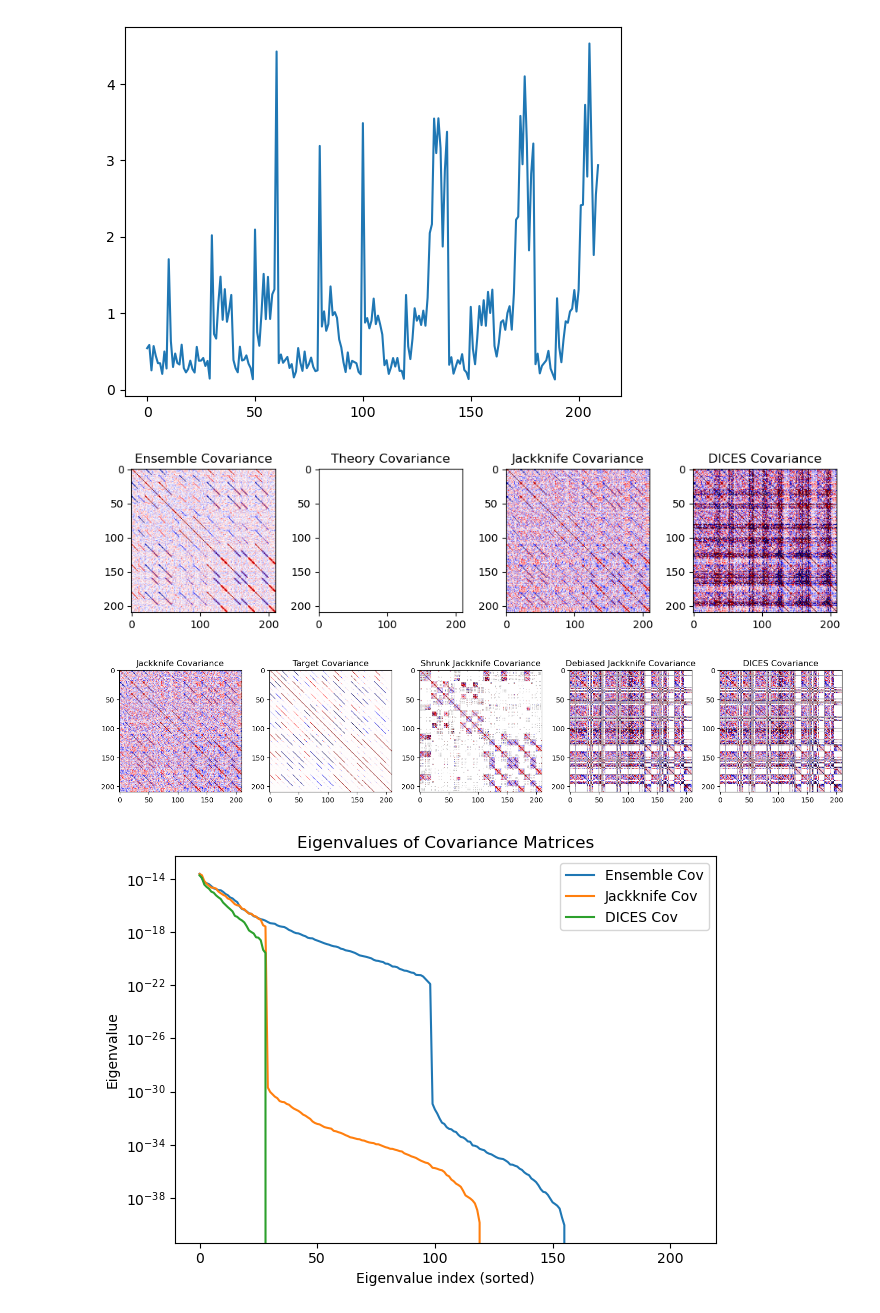
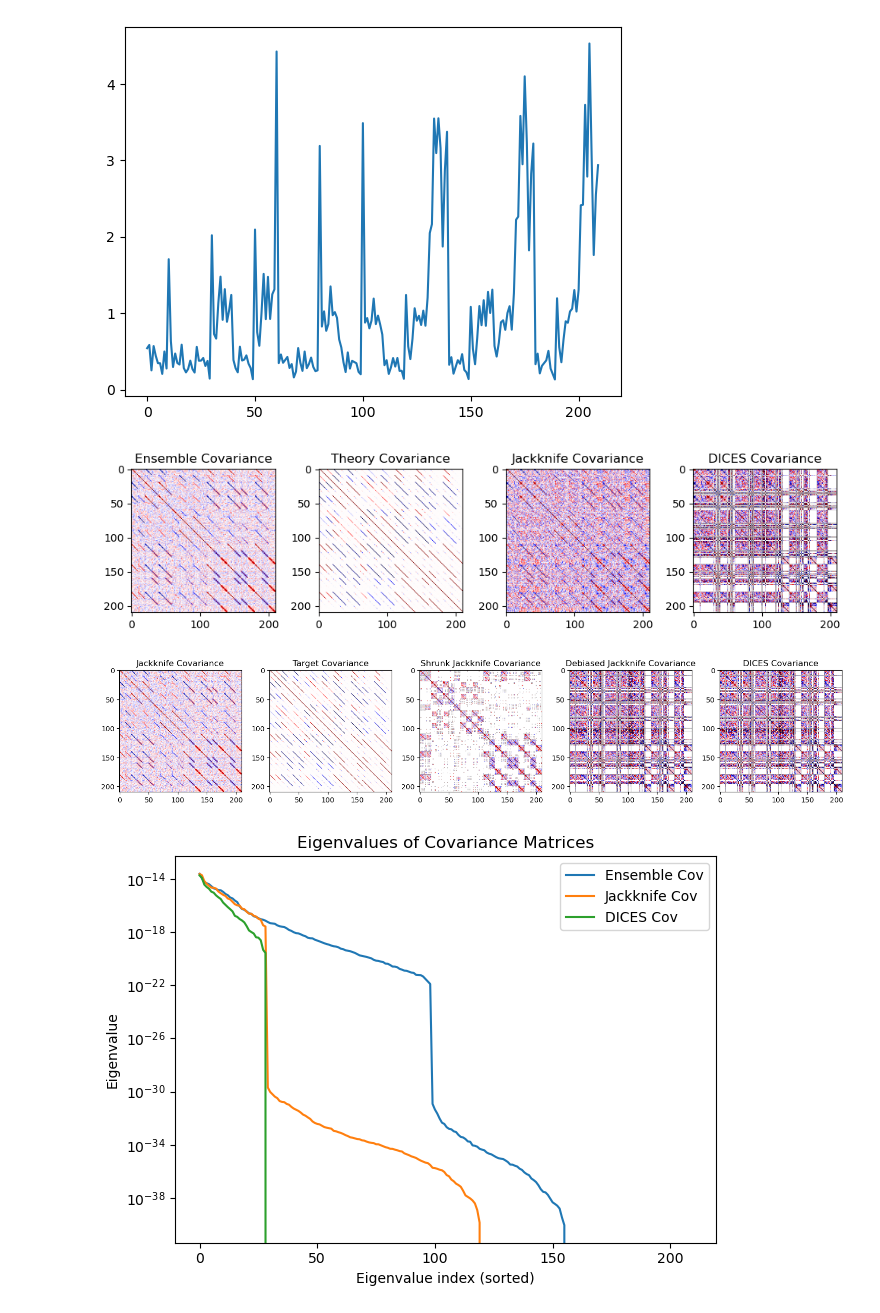
Before and after one commit to JaimeRZP/GLASS_challenge, a Jupyter notebook: cov_comparison.ipynb, the cells around one changed output. Cells and saved outputs as stored; diff of their text form; code cells hidden in the pictures.

```diff
--- a/cov_comparison.ipynb
+++ b/cov_comparison.ipynb
@@ -145,88 +150,52 @@ plt.plot(np.diag(flat_db_q)/np.diag(flat_cov_jk), '-')
 # %%
 fig, axes = plt.subplots(1, 4, figsize=(10, 15))
 
 # Flattened Ensemble Covariance
-flat_ens_cov = dices.flatten(ensemble_cov)
-flat_ens_corr = flat_ens_cov / np.sqrt(
-    np.diag(flat_ens_cov)[:, None] * np.diag(flat_ens_cov)[None, :]
-)
-im1 = axes[0].imshow(flat_ens_corr, cmap="seismic", vmin=-1, vmax=1)
+im1 = axes[0].imshow(flat_ensemble_corr, cmap="seismic", vmin=-1, vmax=1)
 axes[0].set_title("Ensemble Covariance")
 
 # Flattened theory covariance
-flat_theory_cov = np.zeros_like(flat_ens_cov) #dices.flatten(sb_cov)
-flat_theory_corr = flat_theory_cov / np.sqrt(
-    np.diag(flat_theory_cov)[:, None] * np.diag(flat_theory_cov)[None, :]
-)
-im2 = axes[1].imshow(flat_theory_corr, cmap="seismic", vmin=-1, vmax=1)
+im2 = axes[1].imshow(flat_target_corr, cmap="seismic", vmin=-1, vmax=1)
 axes[1].set_title("Theory Covariance")
 
 # Flattened Jackknife Covariance
-fla_cov_jk = dices.flatten(covjk)
-fla_corr_jk = fla_cov_jk / np.sqrt(
-    np.diag(fla_cov_jk)[:, None] * np.diag(fla_cov_jk)[None, :]
-)
-im3 = axes[2].imshow(fla_corr_jk, cmap="seismic", vmin=-1, vmax=1)
+im3 = axes[2].imshow(flat_jackknife_corr, cmap="seismic", vmin=-1, vmax=1)
 axes[2].set_title("Jackknife Covariance")
 
 # Flattened dices_cov
-flat_dices_cov = dices.flatten(dices_cov)
-flat_corr_dices = flat_dices_cov / np.sqrt(
-    np.abs(np.diag(flat_dices_cov)[:, None] * np.diag(flat_dices_cov)[None, :])
-)
-im3 = axes[3].imshow(flat_corr_dices, cmap="seismic", vmin=-1, vmax=1)
+im3 = axes[3].imshow(flat_dices_corr, cmap="seismic", vmin=-1, vmax=1)
 axes[3].set_title("DICES Covariance")
 
 plt.tight_layout()
 plt.show()
 # %% [output]
-[figure, old version]
+[figure, new version]
 # %%
 fig, axes = plt.subplots(1, 5, figsize=(15, 15))
 
 # Flattened Ensemble Covariance
-flat_ens_cov = dices.flatten(covjk)
-flat_ens_corr = flat_ens_cov / np.sqrt(
-    np.diag(flat_ens_cov)[:, None] * np.diag(flat_ens_cov)[None, :]
-)
-im1 = axes[0].imshow(flat_ens_corr, cmap="seismic", vmin=-1, vmax=1)
+im1 = axes[0].imshow(flat_ensemble_corr, cmap="seismic", vmin=-1, vmax=1)
 axes[0].set_title("Jackknife Covariance")
 
 # target covariance
-flat_theory_cov = dices.flatten(target_cov)
-flat_theory_corr = flat_theory_cov / np.sqrt(
-    np.diag(flat_theory_cov)[:, None] * np.diag(flat_theory_cov)[None, :]
-)
-im2 = axes[1].imshow(flat_theory_corr, cmap="seismic", vmin=-1, vmax=1)
+im2 = axes[1].imshow(flat_target_corr, cmap="seismic", vmin=-1, vmax=1)
 axes[1].set_title("Target Covariance")
 
 # Flattened theory covariance
-flat_theory_cov = dices.flatten(sscovjk)
-flat_theory_corr = flat_theory_cov / np.sqrt(
-    np.diag(flat_theory_cov)[:, None] * np.diag(flat_theory_cov)[None, :]
-)
-im2 = axes[2].imshow(flat_theory_corr, cmap="seismic", vmin=-1, vmax=1)
+im2 = axes[2].imshow(flat_jackknife_scorr, cmap="seismic", vmin=-1, vmax=1)
 axes[2].set_title("Shrunk Jackknife Covariance")
 
 # Flattened Jackknife Covariance
-fla_cov_jk = dices.flatten(db_covjk)
-fla_corr_jk = fla_cov_jk / np.sqrt(
-    np.diag(fla_cov_jk)[:, None] * np.diag(fla_cov_jk)[None, :]
-)
-im3 = axes[3].imshow(fla_corr_jk, cmap="seismic", vmin=-1, vmax=1)
+im3 = axes[3].imshow(flat_jackknife_dbcorr, cmap="seismic", vmin=-1, vmax=1)
 axes[3].set_title("Debiased Jackknife Covariance")
 
 # Flattened dices_cov
-flat_dices_cov = dices.flatten(dices_cov)
-flat_corr_dices = flat_dices_cov / np.sqrt(
-    np.diag(flat_dices_cov)[:, None] * np.diag(flat_dices_cov)[None, :]
-)
-im3 = axes[4].imshow(flat_corr_dices, cmap="seismic", vmin=-1, vmax=1)
+im3 = axes[4].imshow(flat_dices_corr, cmap="seismic", vmin=-1, vmax=1)
 axes[4].set_title("DICES Covariance")
 
 plt.tight_layout()
 plt.show()
 # %% [output]
-[figure, old version]
+[figure, new version]
 # %%
 # Compute eigenvalues
```
Also changed, not shown: parts of 3 cells of this notebook, 11 other files.
